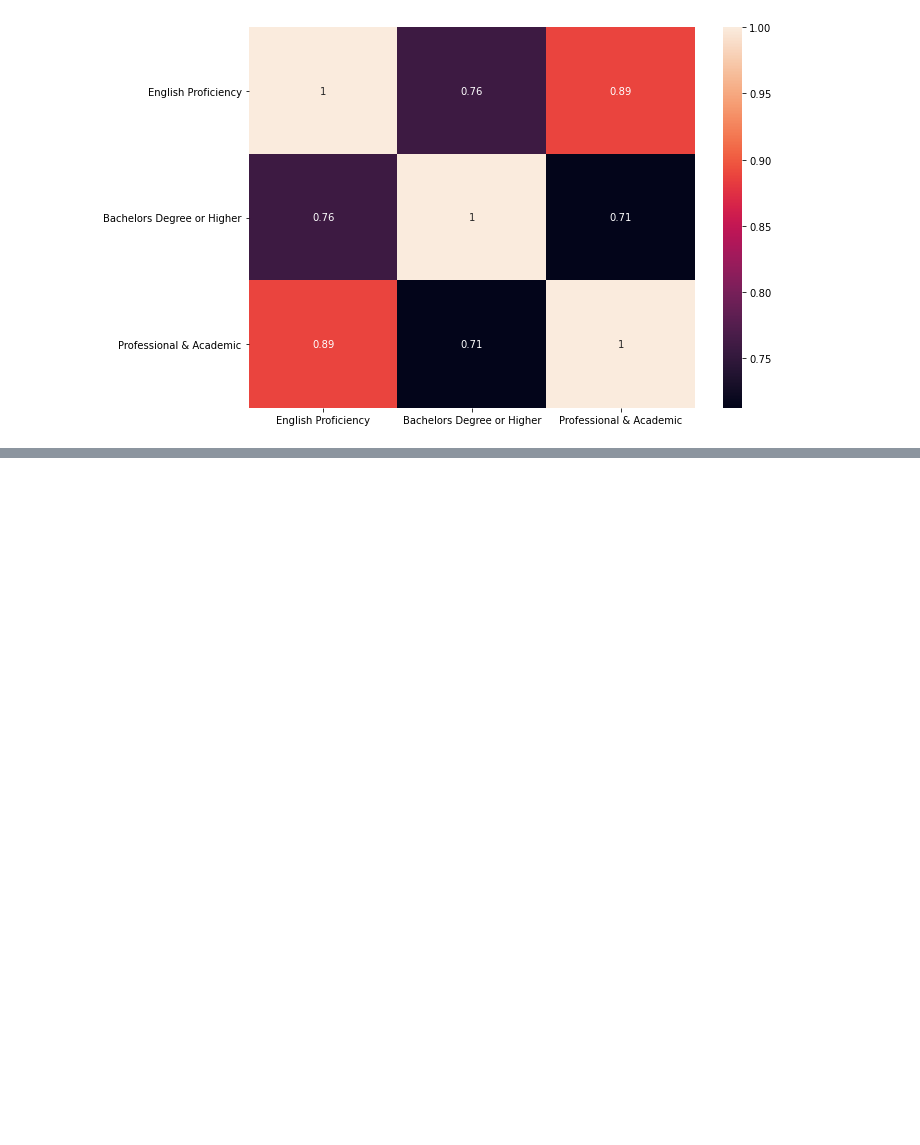
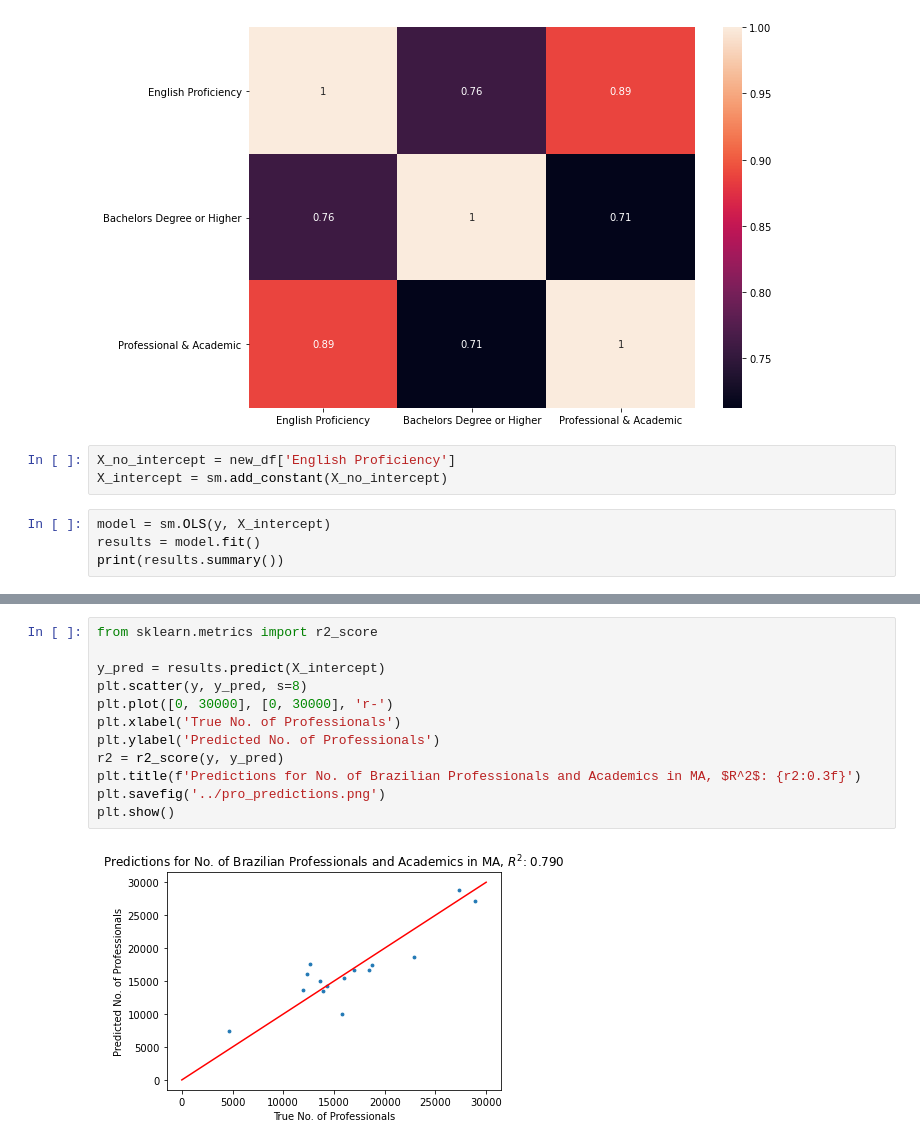
Before and after one commit to BU-Spark/ds-boston-bpda-br-census, a Jupyter notebook: yichuanma95/notebooks/correlations.ipynb, the cells around one changed output, grey strips where cells are left out. Drawn from its saved outputs; the diff is of its cells as text; blank space fills up the shorter version.

Commit message:
predicting professionals and academics

```diff
--- a/yichuanma95/notebooks/correlations.ipynb
+++ b/yichuanma95/notebooks/correlations.ipynb
@@ -210,3 +210,10 @@ sns.heatmap(new_df.corr(), annot=True)
 plt.savefig("../english_pro_correlations.png")
 # %% [output]
 [figure]
+# %%
+X_no_intercept = new_df['English Proficiency']
+X_intercept = sm.add_constant(X_no_intercept)
+# %%
+model = sm.OLS(y, X_intercept)
+results = model.fit()
+print(results.summary())
@@ -212,0 +238,14 @@ plt.savefig("../english_pro_correlations.png")
+# %%
+from sklearn.metrics import r2_score
+
+y_pred = results.predict(X_intercept)
+plt.scatter(y, y_pred, s=8)
+plt.plot([0, 30000], [0, 30000], 'r-')
+plt.xlabel('True No. of Professionals')
+plt.ylabel('Predicted No. of Professionals')
+r2 = r2_score(y, y_pred)
+plt.title(f'Predictions for No. of Brazilian Professionals and Academics in MA, $R^2$: {r2:0.3f}')
+plt.savefig('../pro_predictions.png')
+plt.show()
+# %% [output]
+[figure, added]
```
Also changed, not shown: parts of 3 cells of this notebook, 3 other files.
